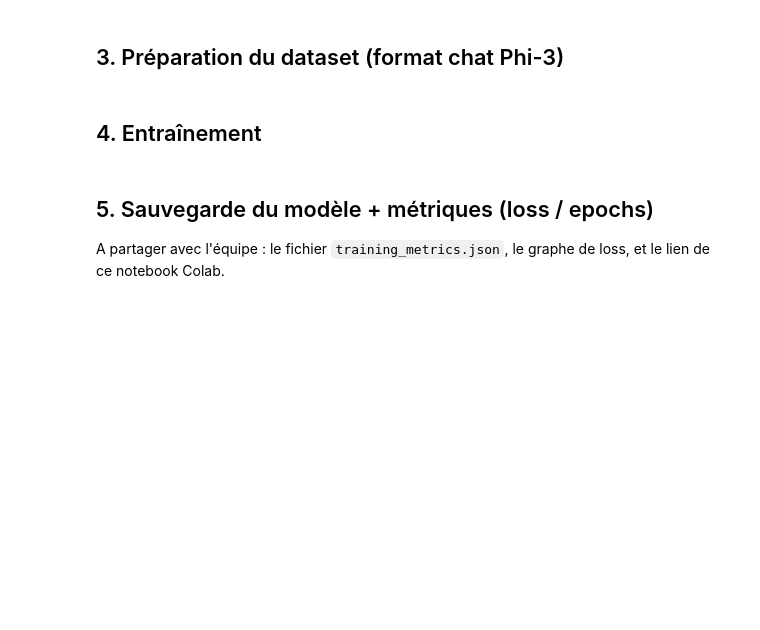
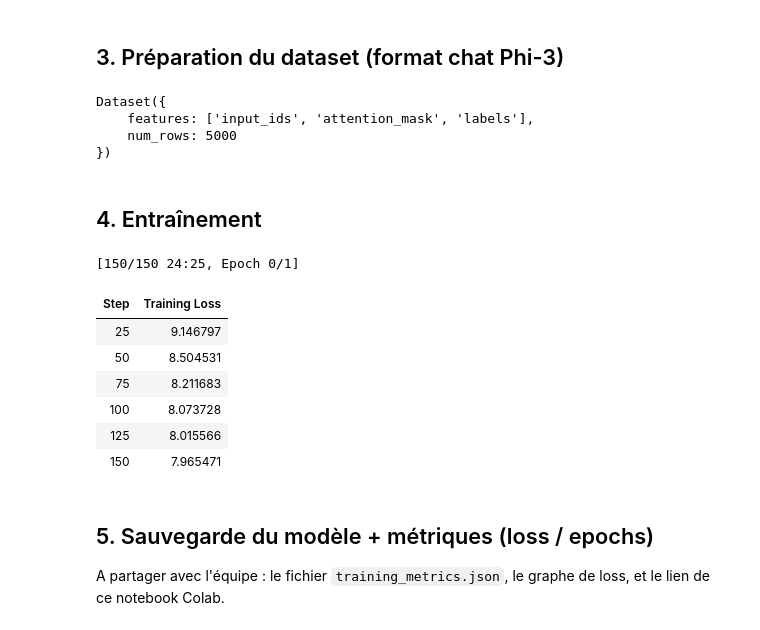
Before and after one commit to BertaudNathan/hackathon_ynov_2026_grp_5, a Jupyter notebook: medical_project/finetune_medical_colab.ipynb, the cells around one changed output. Cells and saved outputs as stored; diff of their text form; code cells hidden in the pictures; blank space fills up the shorter version.

```diff
--- a/medical_project/finetune_medical_colab.ipynb
+++ b/medical_project/finetune_medical_colab.ipynb
@@ -24,8 +27,8 @@ DATASET_PATH = "repo/datasets/cleaned/medical_dataset_sample.json"
 # %%
 # Option B (si l'option A échoue) : uploader medical_dataset_sample.json manuellement puis décommenter
-# from google.colab import files
-# uploaded = files.upload()
-# DATASET_PATH = "medical_dataset_sample.json"
+from google.colab import files
+uploaded = files.upload()
+DATASET_PATH = "medical_dataset_sample.json"
 # %%
 import json
 
@@ -98,37 +106,52 @@ def tokenize_function(examples):
 
 tokenized_dataset = hf_dataset.map(tokenize_function, batched=True, remove_columns=["text"])
 tokenized_dataset
+# %% [output]
+Dataset({
+    features: ['input_ids', 'attention_mask', 'labels'],
+    num_rows: 5000
+})
 # %% [markdown]
 ## 4. Entraînement
 # %%
 from transformers import TrainingArguments, Trainer, DataCollatorForLanguageModeling
 
 training_args = TrainingArguments(
     output_dir="./phi35_medical_lora_checkpoints",
     num_train_epochs=3,
     per_device_train_batch_size=2,
     gradient_accumulation_steps=4,
     learning_rate=2e-4,
     warmup_steps=50,
     logging_steps=25,
     save_steps=500,
     save_total_limit=2,
     remove_unused_columns=False,
     fp16=True,
     report_to="none",
+    max_steps=150,
 )
 
 data_collator = DataCollatorForLanguageModeling(tokenizer=tokenizer, mlm=False)
 
 trainer = Trainer(
     model=model,
     args=training_args,
     train_dataset=tokenized_dataset,
     processing_class=tokenizer,
     data_collator=data_collator,
 )
 
 train_result = trainer.train()
+# %% [output]
+[150/150 24:25, Epoch 0/1]
+| Step | Training Loss |
+| 25 | 9.146797 |
+| 50 | 8.504531 |
+| 75 | 8.211683 |
+| 100 | 8.073728 |
+| 125 | 8.015566 |
+| 150 | 7.965471 |
 # %% [markdown]
 ## 5. Sauvegarde du modèle + métriques (loss / epochs)
 
```
Also changed, not shown: parts of 6 cells of this notebook, 23 other files.
